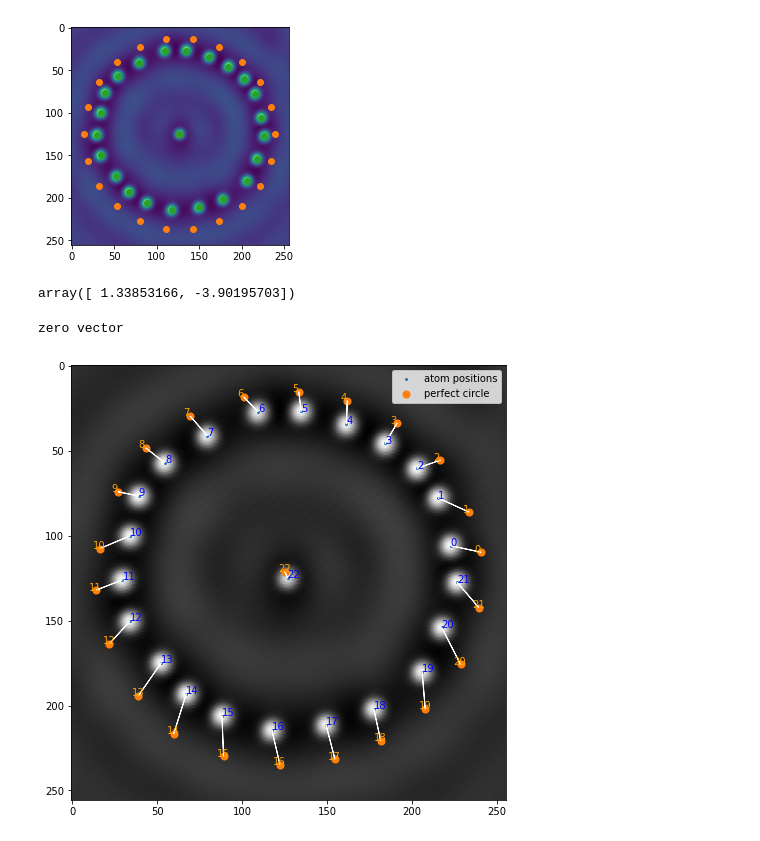
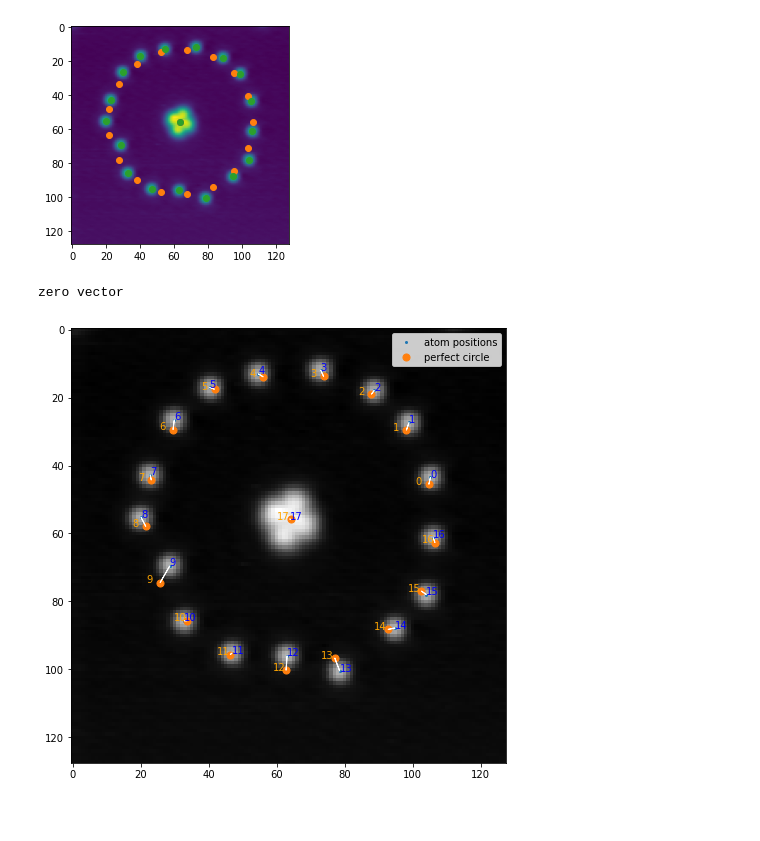
Before and after one commit to abekipnis/Kondo-Aalto, a Jupyter notebook: example_notebooks/expand_or_contract_corral.ipynb, the cells around one changed output. Drawn from its saved outputs; the diff is of its cells as text; code cells hidden in the pictures; blank space fills up the shorter version.

```diff
--- a/example_notebooks/expand_or_contract_corral.ipynb
+++ b/example_notebooks/expand_or_contract_corral.ipynb
@@ -38,22 +38,20 @@ C.get_corral_radius(1, savefig=False)
 # %%
 %matplotlib inline
-radius_nm = 7
+radius_nm = 5
 
 perfect_circle, center = get_perfect_circle_positions(radius_nm, C, True)
 lattice_discretized_circle = lattice_discretize(perfect_circle, C.im.shape[0], C.xPix*C.ang_ppx_x/10.)
 discretized_center = C.get_central_atom(lattice_discretized_circle)
 center_to_discretized_center_difference = center - discretized_center
-center_to_discretized_center_difference
 # %% [output]
-[figure, old version]
+[figure, new version]
-array([ 1.33853166, -3.90195703])
 # %%
 im = MinMaxScaler().fit_transform(Cim.flatten().reshape(-1, 1)).reshape(Cim.shape)
 dispmat = np.stack([im,im,im], axis=-1)
-centroids_3D = minimize_manipulation_distance(CC, C, lattice_discretized_circle, center, dispmat)
+applied_rotation, centroids_3D = minimize_manipulation_distance(CC, C, lattice_discretized_circle, center, dispmat)
 # %% [output]
 zero vector
-[figure, old version]
+[figure, new version]
 # %%
 # set lateral manipulation parameters
 # note: for manipulation of Co atoms on Ag(111), better precision is achieved by using 10mV manipulation "regime" rather than 2.6V
```
Also changed, not shown: parts of 3 cells of this notebook, 5 other files.
